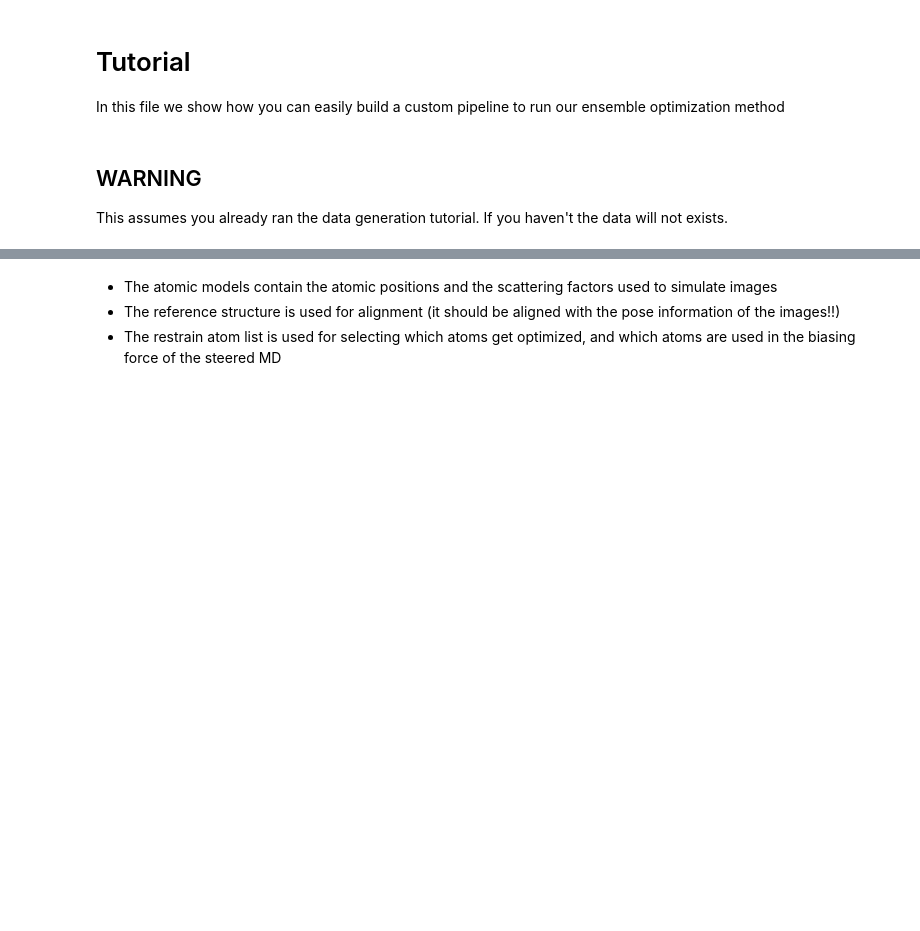
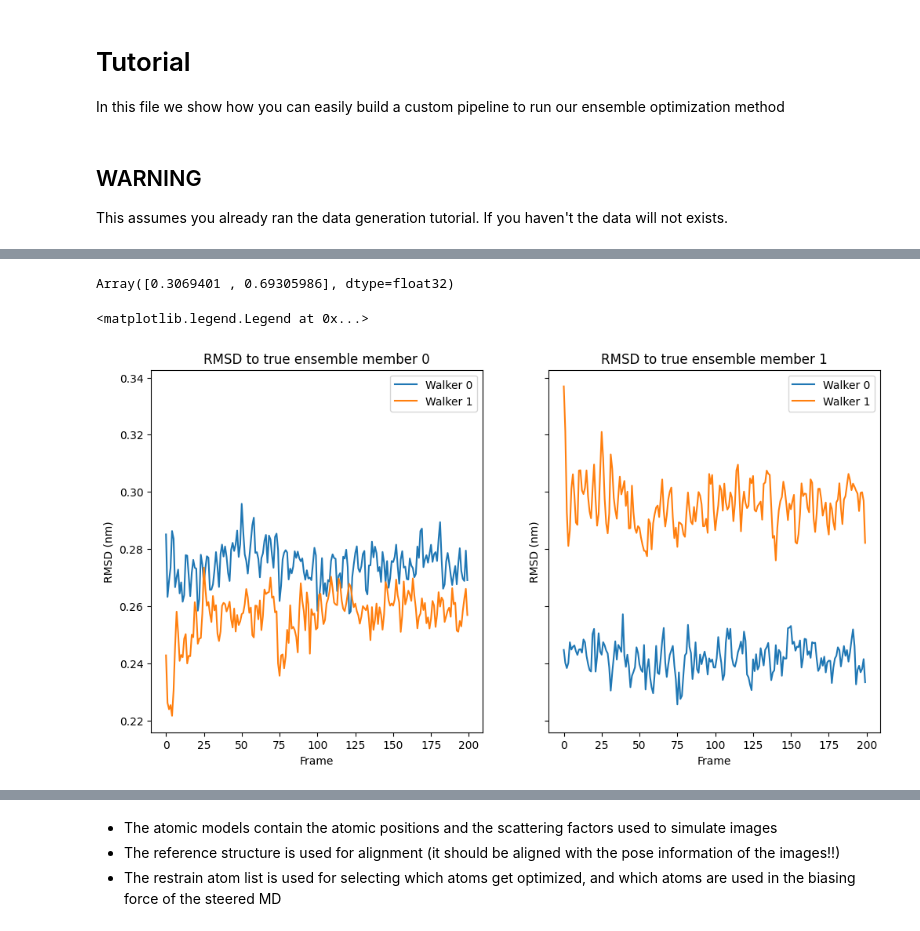
Before and after one commit to flatironinstitute/cryojax-ensemble-optimization, a Jupyter notebook: tutorial/ensemble_optimization/running_the_optimization.ipynb, the cells around one changed output, grey strips where cells are left out. Saved outputs shown, nothing was run; the diff lists cells and outputs as text; code cells hidden in the pictures; blank space fills up the shorter version.

```diff
--- a/tutorial/ensemble_optimization/running_the_optimization.ipynb
+++ b/tutorial/ensemble_optimization/running_the_optimization.ipynb
@@ -69,0 +72,4 @@ config
+# %%
+weights
+# %% [output]
+Array([0.3069401 , 0.69305986], dtype=float32)
@@ -69,0 +101,19 @@ config
+# %%
+fig, ax = plt.subplots(1, 2, figsize=(12, 6), sharey=True)
+
+ax[0].plot(rmsd00, label="Walker 0")
+ax[0].plot(rmsd10, label="Walker 1")
+ax[0].set_title("RMSD to true ensemble member 0")
+ax[0].set_xlabel("Frame")
+ax[0].set_ylabel("RMSD (nm)")
+ax[0].legend()
+
+ax[1].plot(rmsd01, label="Walker 0")
+ax[1].plot(rmsd11, label="Walker 1")
+ax[1].set_title("RMSD to true ensemble member 1")
+ax[1].set_xlabel("Frame")
+ax[1].set_ylabel("RMSD (nm)")
+ax[1].legend()
+# %% [output]
+<matplotlib.legend.Legend at 0x...>
+[figure, added]
```
Also changed, not shown: parts of 28 cells of this notebook, 14 other files.
